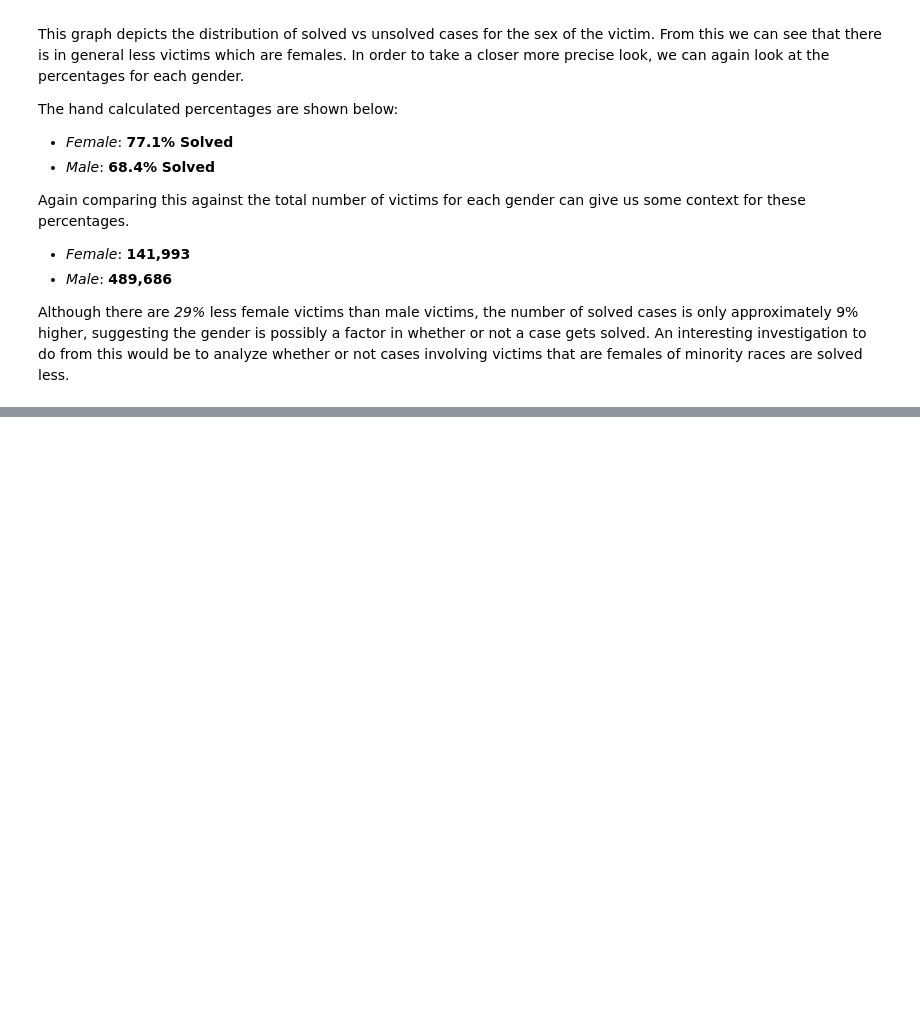
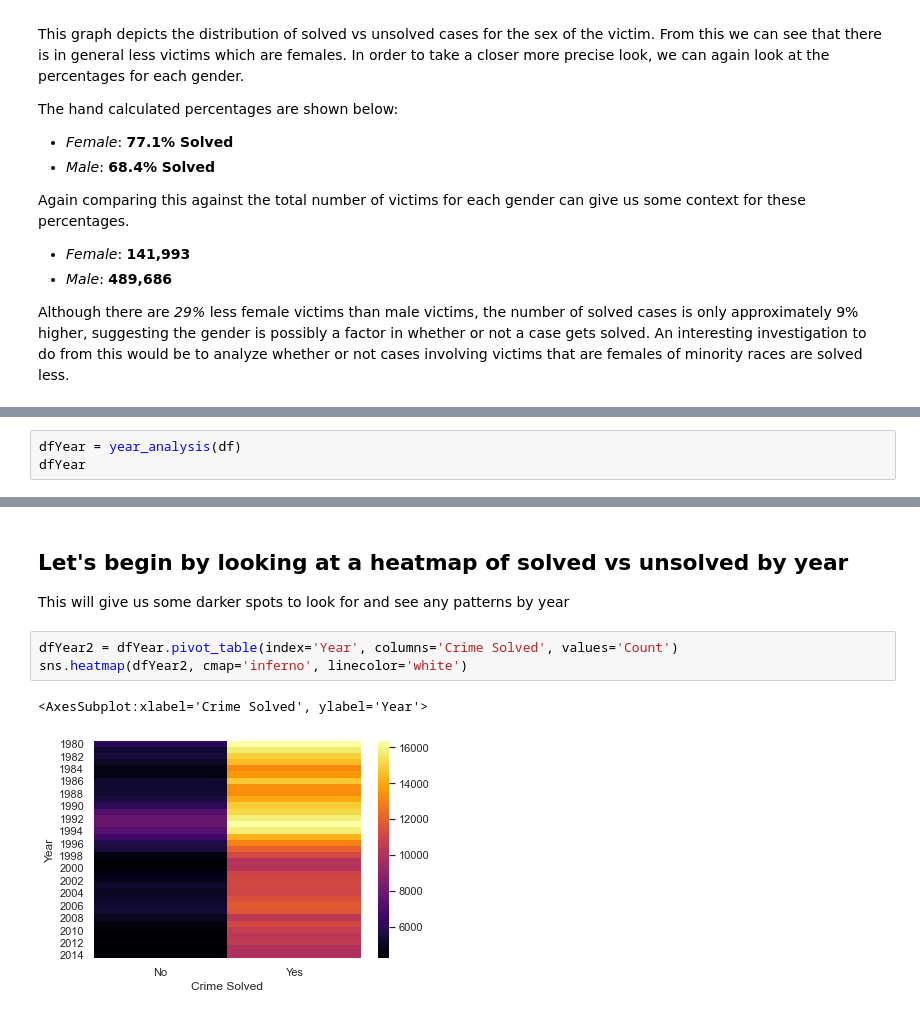
Before and after one commit to ubco-W2020WT1-data301/course-project-group_6005, a Jupyter notebook: analysis/submitted/Milestone 2.ipynb, the cells around one changed output, grey strips where cells are left out. Cells and saved outputs as stored; diff of their text form; blank space fills up the shorter version.

```diff
--- a/analysis/submitted/Milestone 2.ipynb
+++ b/analysis/submitted/Milestone 2.ipynb
@@ -92,0 +95,3 @@ Although there are *29%* less female victims than male victims, the number of so
+# %%
+dfYear = year_analysis(df)
+dfYear
@@ -92,0 +112,9 @@ Although there are *29%* less female victims than male victims, the number of so
+# %% [markdown]
+## Let's begin by looking at a heatmap of solved vs unsolved by year
+This will give us some darker spots to look for and see any patterns by year
+# %%
+dfYear2 = dfYear.pivot_table(index='Year', columns='Crime Solved', values='Count')
+sns.heatmap(dfYear2, cmap='inferno', linecolor='white')
+# %% [output]
+<AxesSubplot:xlabel='Crime Solved', ylabel='Year'>
+[figure, added]
```
Also changed, not shown: parts of 3 cells of this notebook.
